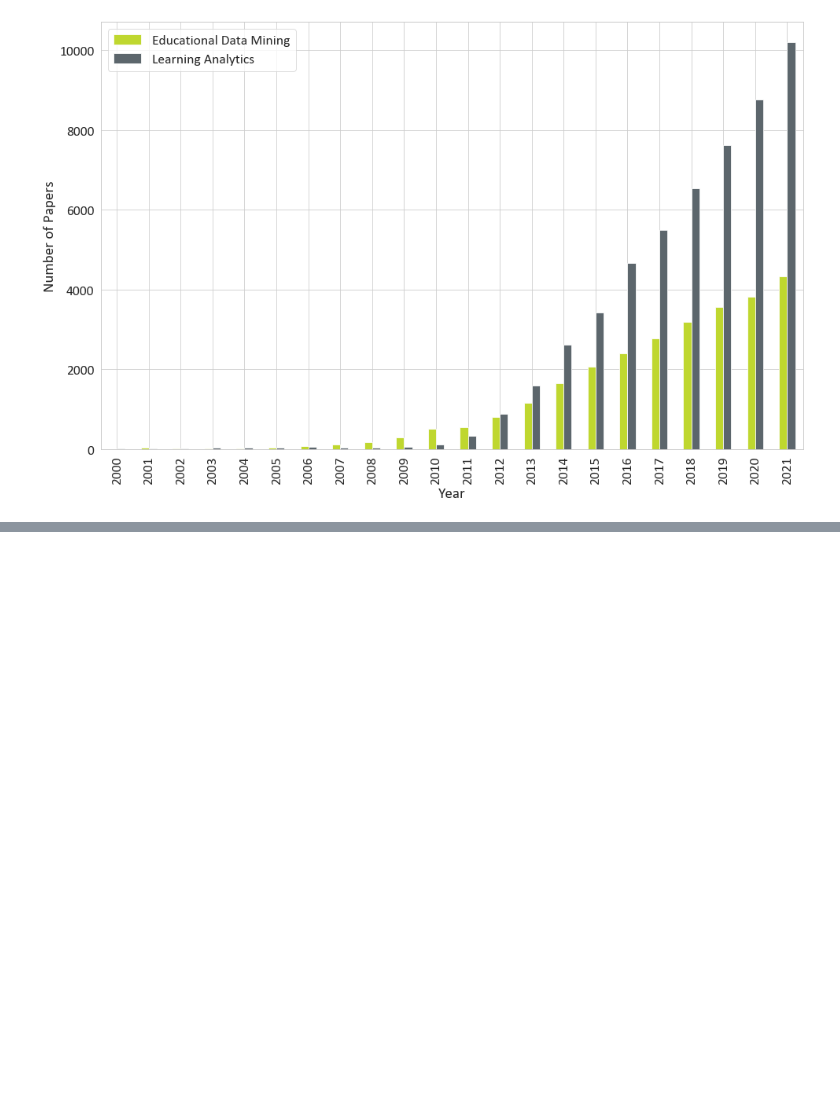
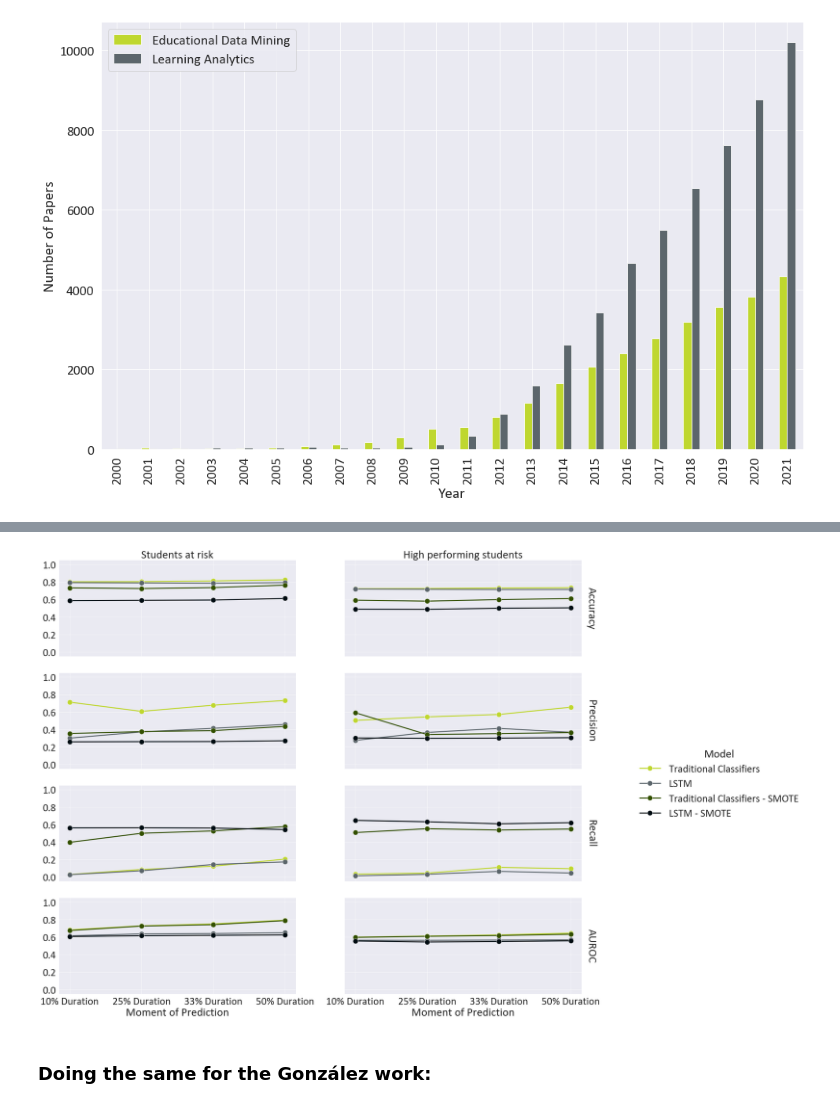
Before and after one commit to RicardoSantos0/timely_accurate_portable, a Jupyter notebook: Notebooks/Support_Figures.ipynb, the cells around one changed output, grey strips where cells are left out. Cells and saved outputs as stored; diff of their text form; code cells hidden in the pictures; blank space fills up the shorter version.

```diff
--- a/Notebooks/Support_Figures.ipynb
+++ b/Notebooks/Support_Figures.ipynb
@@ -29,6 +29,10 @@ sns.set()
 #AVISO: NÃO MUDAR LOCALIZAÇÕES DOS SCRIPTS OU FICHEIROS
 
 historico = pd.read_csv('../Data/EDM_LA_nbr of papers.csv', sep = ';')
+
+#Resultados
+resultados = pd.read_excel("../Data/Modeling Stage/Results/IMS/Model_Results.xlsx",
+                               sheet_name = None)
 # %% [markdown]
 #### Figure 1: Evolution of Published Works in EDM and LA
 # %%
@@ -104,0 +109,7 @@ The following cell results from the development of the Deep Learning Model and m
+# %%
+#editing
+
+resultados['At risk students']['State'] = 'Students at risk'
+resultados['High performing students']['State'] = 'High performing students'
+
+IMS_results = pd.concat([resultados['At risk students'], resultados['High performing students']])
@@ -105,31 +136,31 @@ The following cell results from the development of the Deep Learning Model and m
+# %%
+test = IMS_results.melt(id_vars = ['Moment of prediction', 'Model', 'State'], value_vars=['Accuracy', 'Precision',
+                                                                                                   'Recall', 'AUROC'],
+                                                                                           var_name = 'Performance Metric',
+                                                                                           value_name = 'Value')
+test = test[test['Moment of prediction'] != '100% Duration']
+# %%
+colors = ["#bfd72f", "#5C666C", "#335000", '#000c12']
 # %%
-diz_ep = {'train_loss_ep':[],'val_loss_ep':[],'train_acc_ep':[],'val_acc_ep':[]}
+#set seaborn plotting aesthetics
+sns.set_theme(context='paper', font='Calibri', rc={"figure.figsize":(24, 16)}, font_scale=3.5)
 
-for i in range(num_epochs):
-    diz_ep['train_loss_ep'].append(np.mean([foldperf['fold{}'.format(f+1)]['train_loss'][i] for f in range(k)]))
-    diz_ep['val_loss_ep'].append(np.mean([foldperf['fold{}'.format(f+1)]['val_loss'][i] for f in range(k)]))
-    diz_ep['train_acc_ep'].append(np.mean([foldperf['fold{}'.format(f+1)]['train_acc'][i] for f in range(k)]))
-    diz_ep['val_acc_ep'].append(np.mean([foldperf['fold{}'.format(f+1)]['val_acc'][i] for f in range(k)]))
 
-# Plot losses
-sns.set_theme(context='paper', style='whitegrid', rc={"figure.figsize":(16, 10)}, font='Calibri', font_scale=2)
-plt.semilogy(diz_ep['train_loss_ep'], label='Train')
-plt.semilogy(diz_ep['val_loss_ep'], label='Validation')
-plt.xlabel('Epoch')
-plt.ylabel('Loss')
-#plt.grid()
-plt.legend()
-plt.title(f'Average loss\n {k} Folds', fontweight = 'bold')
-plt.show()
+g = sns.FacetGrid(test, col= 'State', row = 'Performance Metric', hue="Model",
+                margin_titles=True, height=5,
+                 aspect= 2.5, ylim = (-0.05,1.05), despine = False,
+                  palette = colors, legend_out=True)
 
-# Plot accuracies
-sns.set_theme(context='paper', style='whitegrid', rc={"figure.figsize":(16, 10)}, font='Calibri', font_scale=2)
-plt.figure()
-plt.semilogy(diz_ep['train_acc_ep'], label='Train')
-plt.semilogy(diz_ep['val_acc_ep'], label='Validation')
-plt.xlabel('Epoch')
-plt.ylabel('Accuracy (%)')
-#plt.grid()
-plt.legend()
-plt.title(f'Accuracy on Validation Data\n{k} Folds', fontweight = 'bold')
-plt.show()
+g.map(sns.lineplot, 'Moment of prediction', 'Value', linewidth = 3,
+     marker = 'o', markersize=15).add_legend()
+g.set_axis_labels("Moment of Prediction", '')
+g.set_titles(col_template="{col_name}", row_template="{row_name}")
+
+g.set(yticks=[0, 0.2, 0.4, 0.6, 0.8, 1])
+g.tight_layout()
+
+plt.savefig("../Images/Model_Performances_IMS.png", dpi=300)
+# %% [output]
+[figure, added]
+# %% [markdown]
+### Doing the same for the González work:
```
Also changed, not shown: parts of 7 cells of this notebook, 39 other files.
